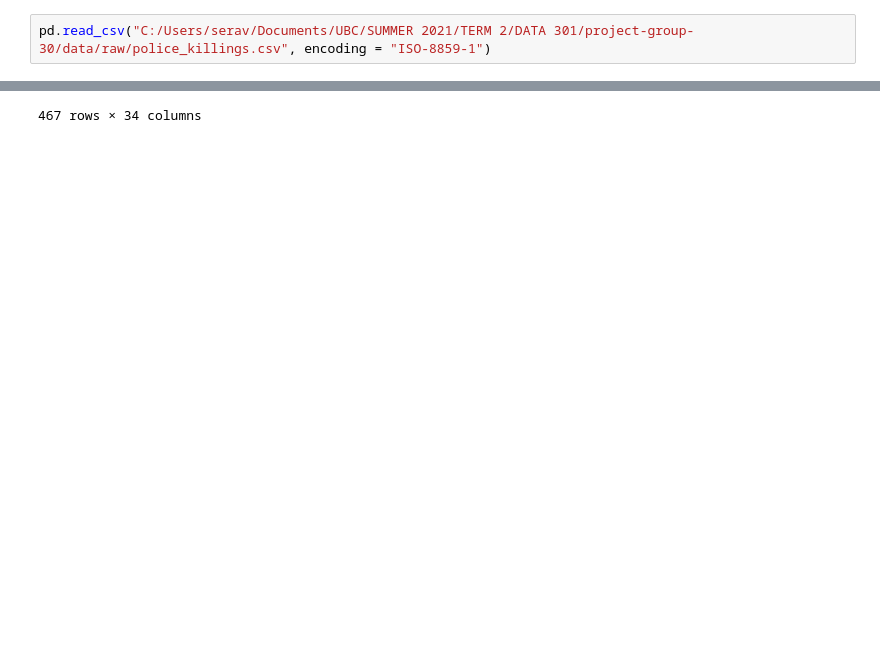
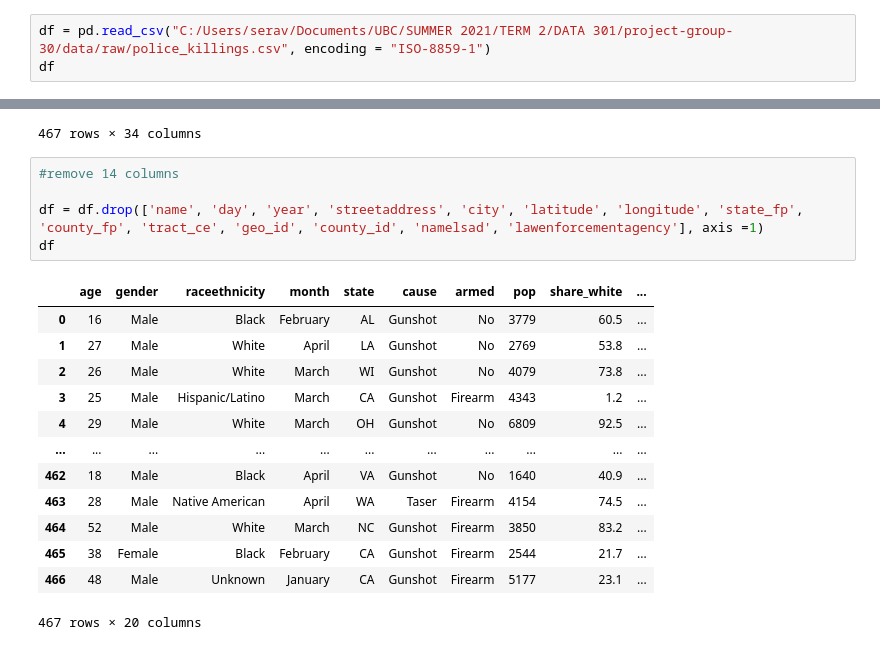
Before and after one commit to data301-2021-summer2/group30-project, a Jupyter notebook: analysis/Seravin/milestone1.ipynb, the cells around one changed output, grey strips where cells are left out. Saved outputs shown, nothing was run; the diff lists cells and outputs as text; blank space fills up the shorter version.

```diff
--- a/analysis/Seravin/milestone1.ipynb
+++ b/analysis/Seravin/milestone1.ipynb
@@ -3,5 +6,6 @@ import pandas as pd
 # %%
-pd.read_csv("C:/Users/serav/Documents/UBC/SUMMER 2021/TERM 2/DATA 301/project-group-30/data/raw/police_killings.csv", encoding = "ISO-8859-1")
+df = pd.read_csv("C:/Users/serav/Documents/UBC/SUMMER 2021/TERM 2/DATA 301/project-group-30/data/raw/police_killings.csv", encoding = "ISO-8859-1")
+df
 # %% [output]
 |  | name | age | gender | raceethnicity | month | day | year | streetaddress | city | state | ... |
 | 0 | A'donte Washington | 16 | Male | Black | February | 23 | 2015 | Clearview Ln | Millbrook | AL | ... |
@@ -16,3 +20,22 @@ pd.read_csv("C:/Users/serav/Documents/UBC/SUMMER 2021/TERM 2/DATA 301/project-gr
 | 465 | Yuvette Henderson | 38 | Female | Black | February | 3 | 2015 | 3800 Hollis St | Oakland | CA | ... |
 | 466 | Zaki Shinwary | 48 | Male | Unknown | January | 16 | 2015 | Lake Arrowhead Ave and Great Salt... | Fremont | CA | ... |
 467 rows × 34 columns
+# %%
+#remove 14 columns
+
+df = df.drop(['name', 'day', 'year', 'streetaddress', 'city', 'latitude', 'longitude', 'state_fp', 'county_fp', 'tract_ce', 'geo_id', 'county_id', 'namelsad', 'lawenforcementagency'], axis =1)
+df
+# %% [output]
+|  | age | gender | raceethnicity | month | state | cause | armed | pop | share_white | ... |
+| 0 | 16 | Male | Black | February | AL | Gunshot | No | 3779 | 60.5 | ... |
+| 1 | 27 | Male | White | April | LA | Gunshot | No | 2769 | 53.8 | ... |
+| 2 | 26 | Male | White | March | WI | Gunshot | No | 4079 | 73.8 | ... |
+| 3 | 25 | Male | Hispanic/Latino | March | CA | Gunshot | Firearm | 4343 | 1.2 | ... |
+| 4 | 29 | Male | White | March | OH | Gunshot | No | 6809 | 92.5 | ... |
+| ... | ... | ... | ... | ... | ... | ... | ... | ... | ... | ... |
+| 462 | 18 | Male | Black | April | VA | Gunshot | No | 1640 | 40.9 | ... |
+| 463 | 28 | Male | Native American | April | WA | Taser | Firearm | 4154 | 74.5 | ... |
+| 464 | 52 | Male | White | March | NC | Gunshot | Firearm | 3850 | 83.2 | ... |
+| 465 | 38 | Female | Black | February | CA | Gunshot | Firearm | 2544 | 21.7 | ... |
+| 466 | 48 | Male | Unknown | January | CA | Gunshot | Firearm | 5177 | 23.1 | ... |
+467 rows × 20 columns
```
Also changed, not shown: parts of 16 cells of this notebook.
